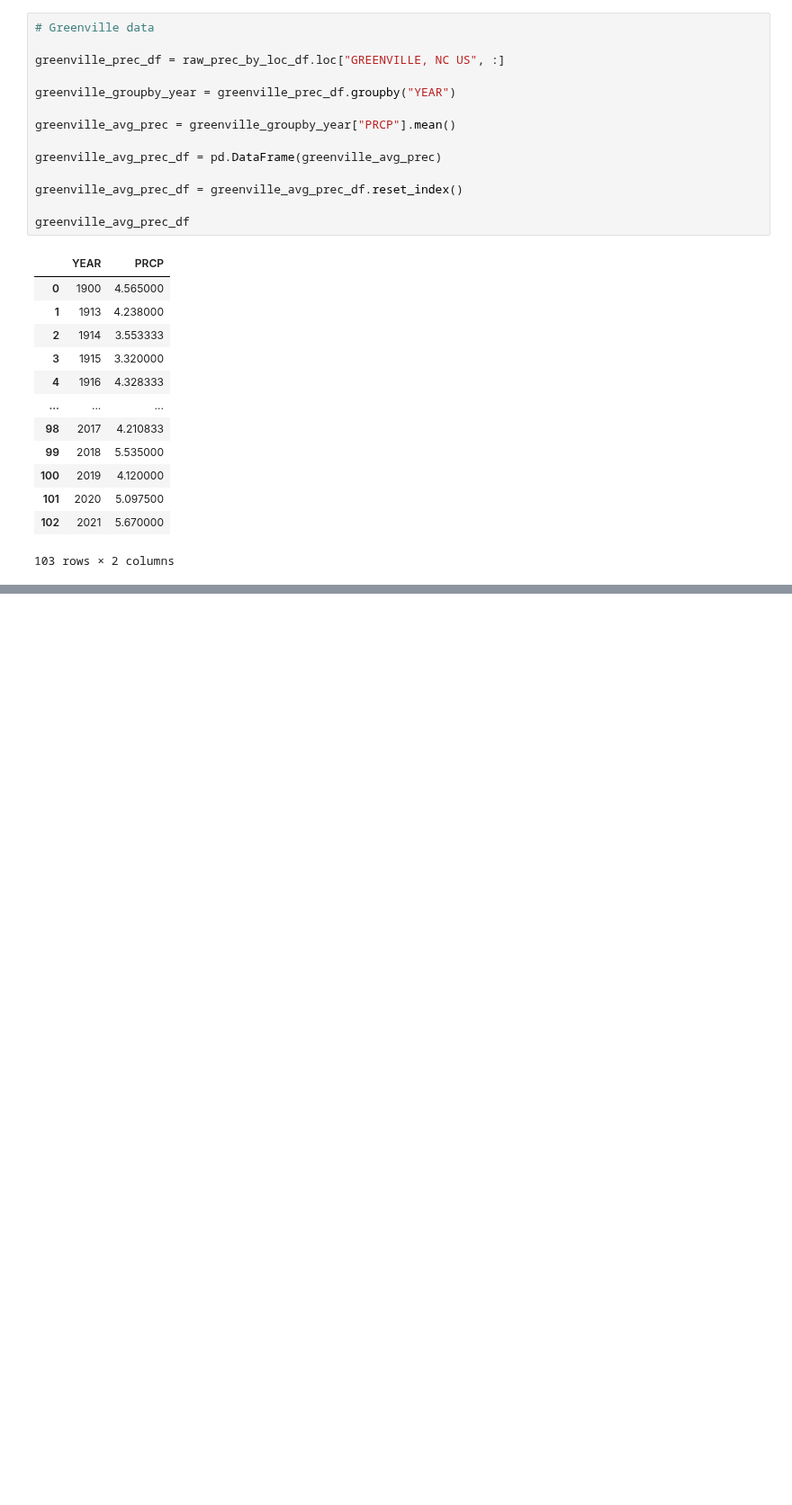
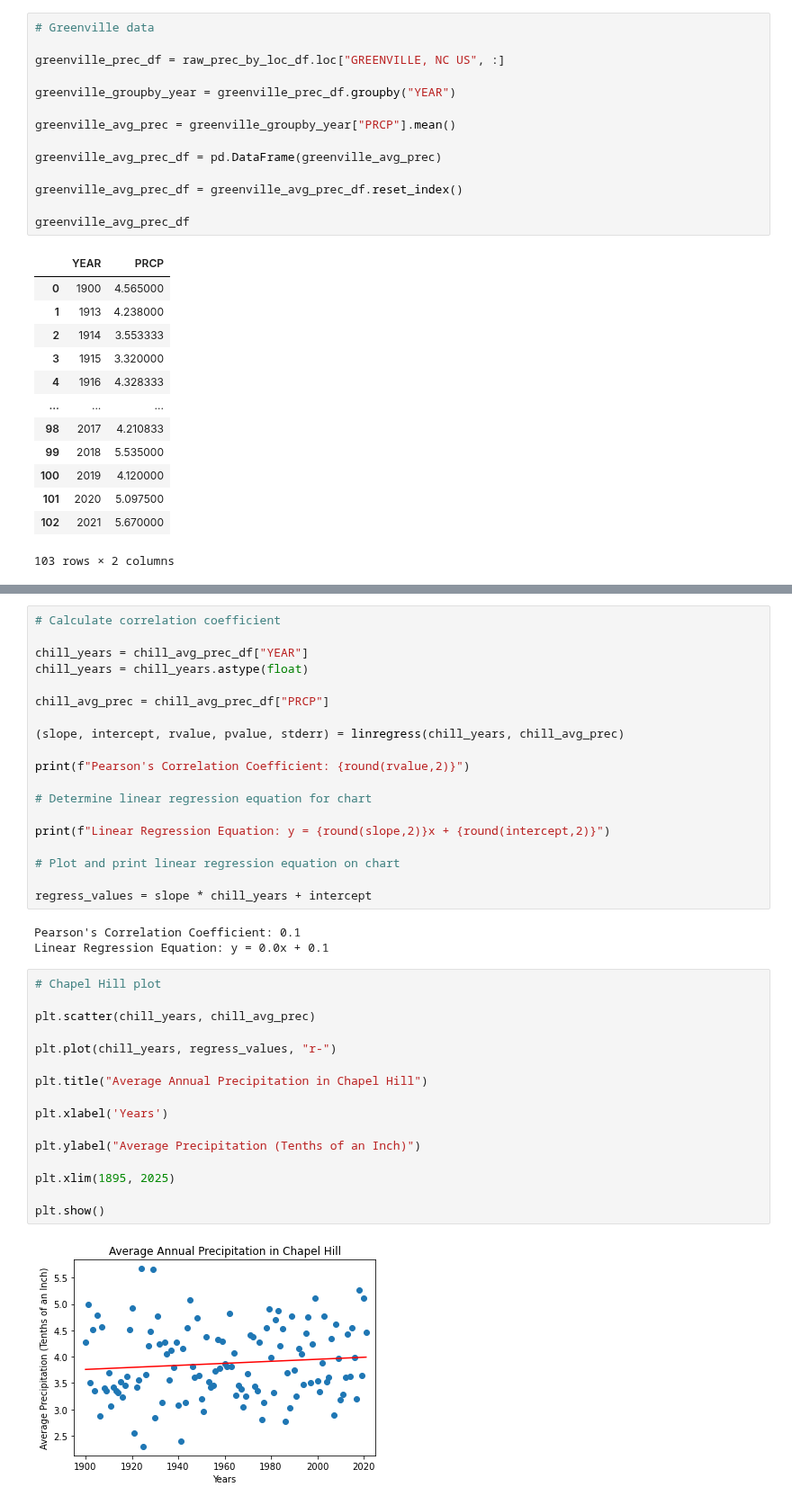
Before and after one commit to 1der4k/Data_Analysis_Project_1, a Jupyter notebook: NC_Precipitation.ipynb, the cells around one changed output, grey strips where cells are left out. Shown at 90% size. Cells and saved outputs as stored; diff of their text form; blank space fills up the shorter version.

```diff
--- a/NC_Precipitation.ipynb
+++ b/NC_Precipitation.ipynb
@@ -341,0 +364,40 @@ Linear Regression Equation: y = 0.01x + -6.25
+# %%
+# Calculate correlation coefficient
+
+chill_years = chill_avg_prec_df["YEAR"]
+chill_years = chill_years.astype(float)
+
+chill_avg_prec = chill_avg_prec_df["PRCP"]
+
+(slope, intercept, rvalue, pvalue, stderr) = linregress(chill_years, chill_avg_prec)
+
+print(f"Pearson's Correlation Coefficient: {round(rvalue,2)}")
+
+# Determine linear regression equation for chart
+
+print(f"Linear Regression Equation: y = {round(slope,2)}x + {round(intercept,2)}")
+
+# Plot and print linear regression equation on chart
+
+regress_values = slope * chill_years + intercept
+# %% [output]
+Pearson's Correlation Coefficient: 0.1
+Linear Regression Equation: y = 0.0x + 0.1
+# %%
+# Chapel Hill plot
+
+plt.scatter(chill_years, chill_avg_prec)
+
+plt.plot(chill_years, regress_values, "r-")
+
+plt.title("Average Annual Precipitation in Chapel Hill")
+
+plt.xlabel('Years')
+
+plt.ylabel("Average Precipitation (Tenths of an Inch)")
+
+plt.xlim(1895, 2025)
+
+plt.show()
+# %% [output]
+[figure, added]
```
Also changed, not shown: parts of 8 cells of this notebook.
